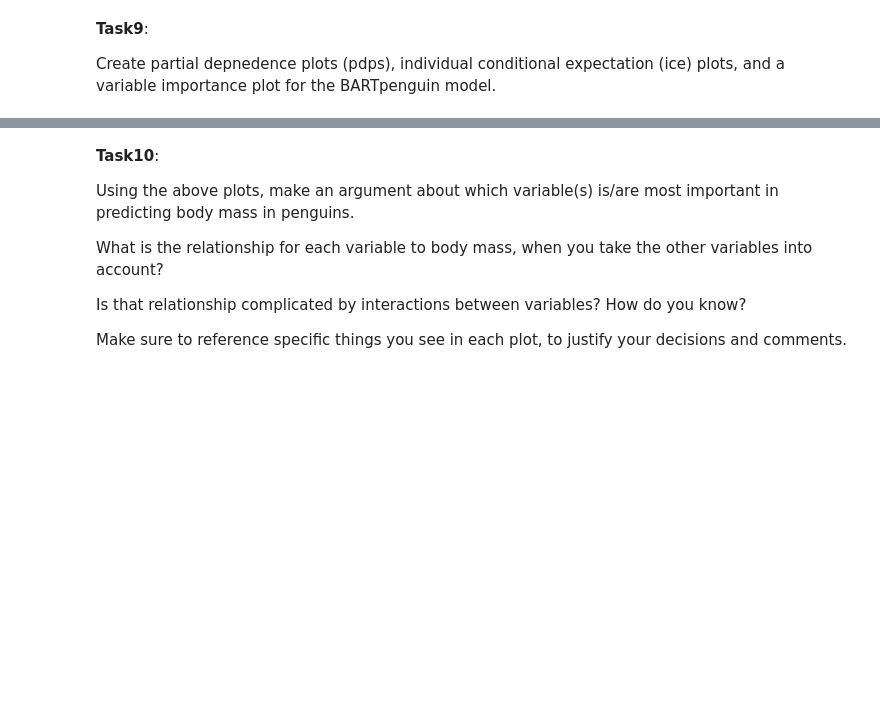
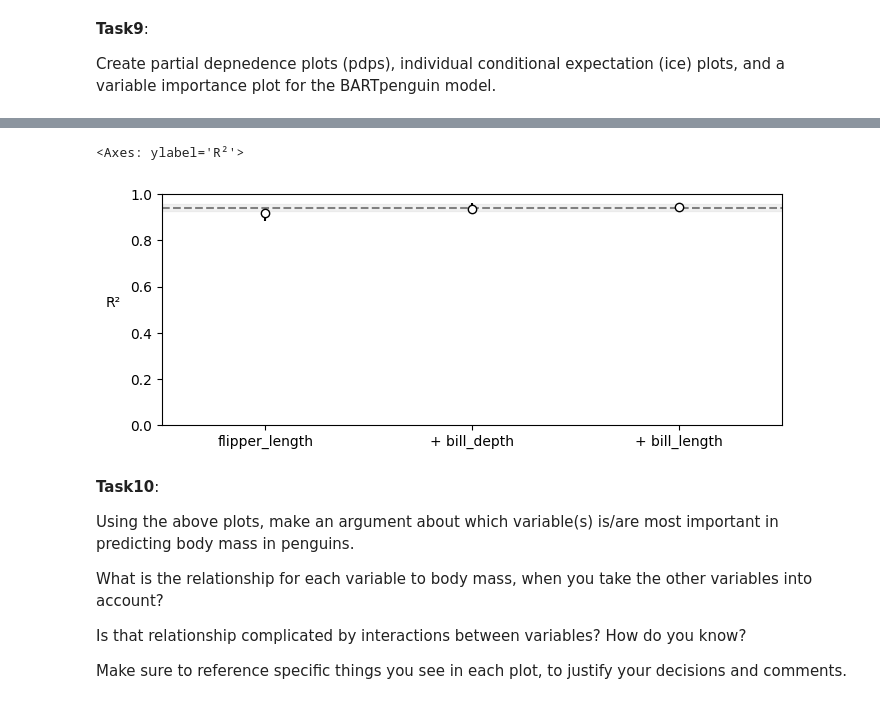
Before and after one commit to kundana12345/DataScience, a Jupyter notebook: Kundana_Unit8ExercisesSF.ipynb, the cells around one changed output, grey strips where cells are left out. Cells and saved outputs as stored; diff of their text form; code cells hidden in the pictures; blank space fills up the shorter version.

```diff
--- a/Kundana_Unit8ExercisesSF.ipynb
+++ b/Kundana_Unit8ExercisesSF.ipynb
@@ -140,3 +160,10 @@ Create partial depnedence plots (pdps), individual conditional expectation (ice)
+# %%
+vi_gun = pmb.compute_variable_importance(idata_octps, μ_, X)
+# %%
+pmb.plot_variable_importance(vi_gun)
+# %% [output]
+<Axes: ylabel='R²'>
+[figure, added]
 # %% [markdown]
 **Task10**:
 
```
Also changed, not shown: parts of 8 cells of this notebook.
